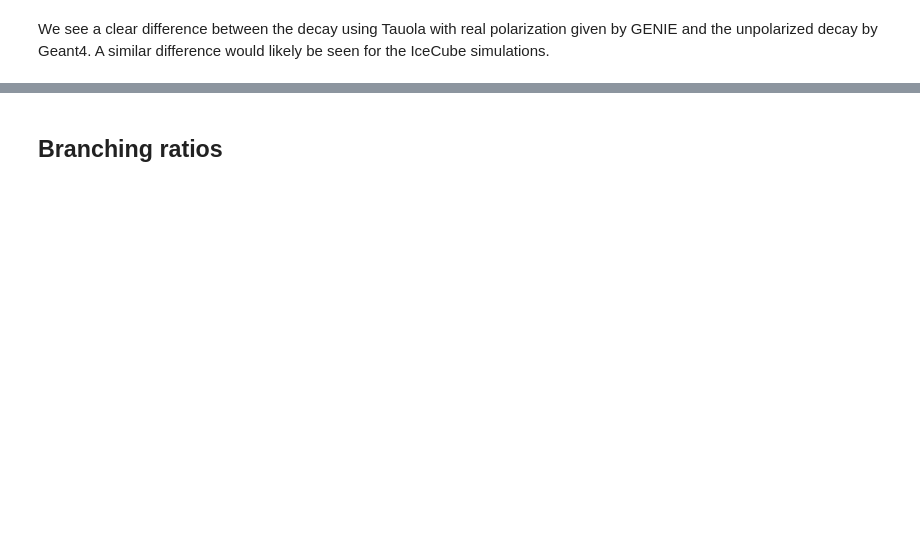
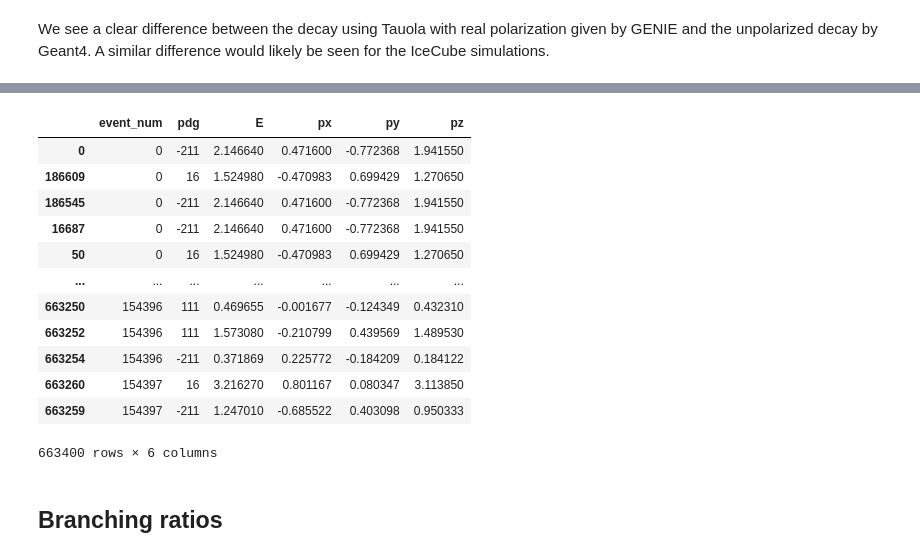
Before and after one commit to simonthor/tau-polarization-icecube, a Jupyter notebook: icecube-tau-decays/tauola_vs_geant4.ipynb, the cells around one changed output, grey strips where cells are left out. Drawn from its saved outputs; the diff is of its cells as text; code cells hidden in the pictures; blank space fills up the shorter version.

```diff
--- a/icecube-tau-decays/tauola_vs_geant4.ipynb
+++ b/icecube-tau-decays/tauola_vs_geant4.ipynb
@@ -179,2 +252,18 @@ A similar difference would likely be seen for the IceCube simulations.
+# %%
+decay_products_g4
+# %% [output]
+|  | event_num | pdg | E | px | py | pz |
+| 0 | 0 | -211 | 2.146640 | 0.471600 | -0.772368 | 1.941550 |
+| 186609 | 0 | 16 | 1.524980 | -0.470983 | 0.699429 | 1.270650 |
+| 186545 | 0 | -211 | 2.146640 | 0.471600 | -0.772368 | 1.941550 |
+| 16687 | 0 | -211 | 2.146640 | 0.471600 | -0.772368 | 1.941550 |
+| 50 | 0 | 16 | 1.524980 | -0.470983 | 0.699429 | 1.270650 |
+| ... | ... | ... | ... | ... | ... | ... |
+| 663250 | 154396 | 111 | 0.469655 | -0.001677 | -0.124349 | 0.432310 |
+| 663252 | 154396 | 111 | 1.573080 | -0.210799 | 0.439569 | 1.489530 |
+| 663254 | 154396 | -211 | 0.371869 | 0.225772 | -0.184209 | 0.184122 |
+| 663260 | 154397 | 16 | 3.216270 | 0.801167 | 0.080347 | 3.113850 |
+| 663259 | 154397 | -211 | 1.247010 | -0.685522 | 0.403098 | 0.950333 |
+663400 rows × 6 columns
 # %%
 # TODO plot angular distributions of particles in tau rest frame
```
Also changed, not shown: parts of 15 cells of this notebook.
